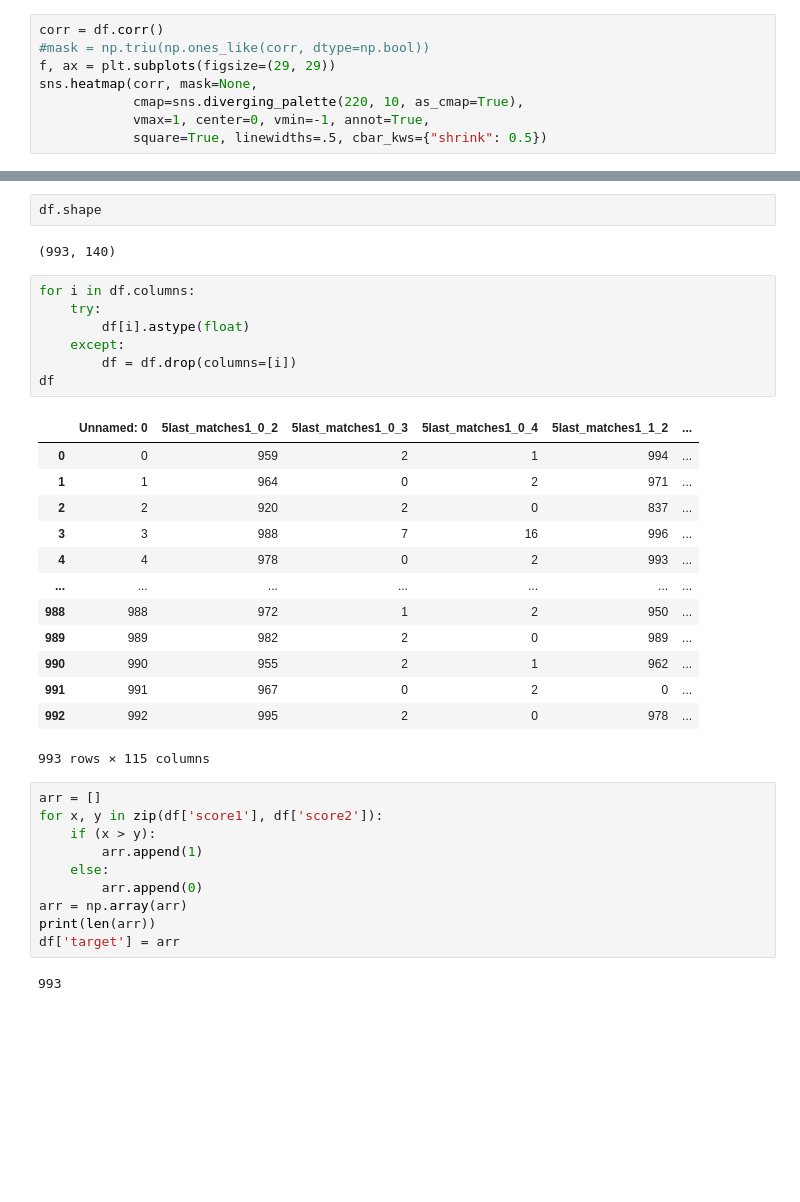
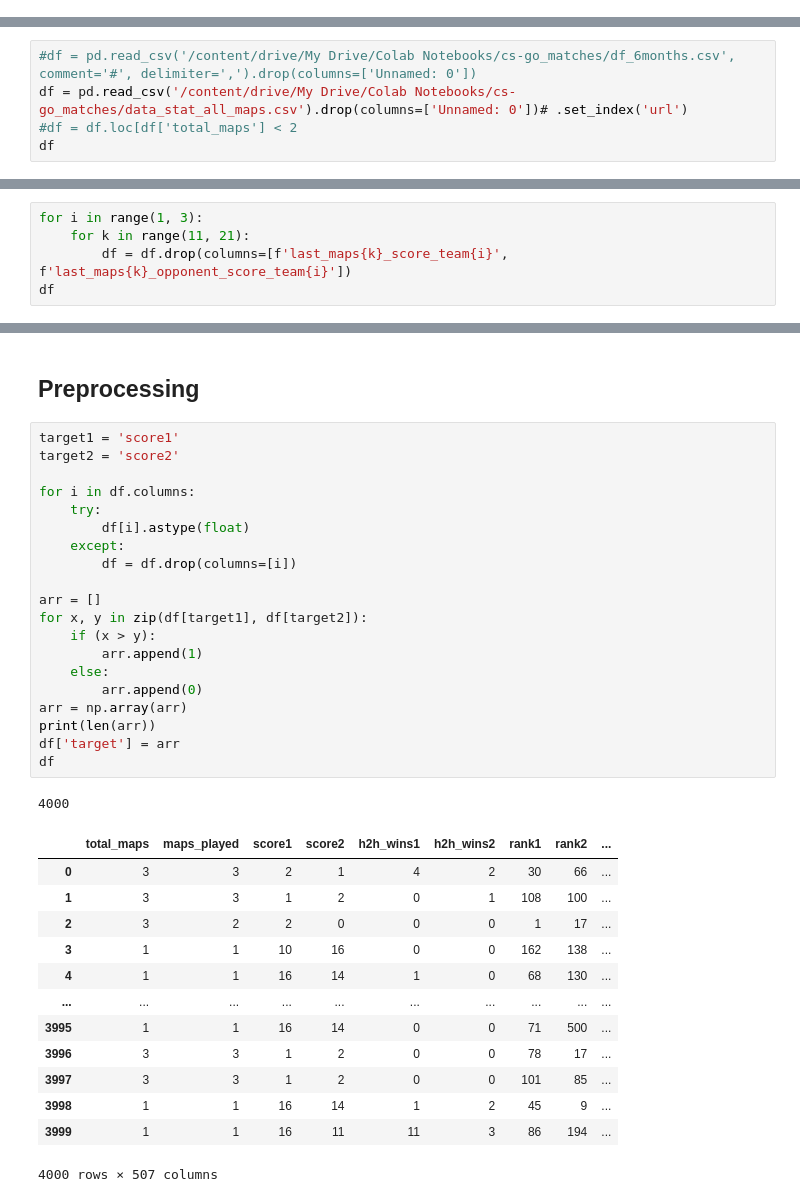
Before and after one commit to artemk1337/ML_predict_CS-GO_matches, a Jupyter notebook: prepare_data_and_test.ipynb, the cells around one changed output, grey strips where cells are left out. Saved outputs shown, nothing was run; the diff lists cells and outputs as text; blank space fills up the shorter version.

```diff
--- a/prepare_data_and_test.ipynb
+++ b/prepare_data_and_test.ipynb
@@ -43,8 +2,0 @@ df
-# %%
-corr = df.corr()
-#mask = np.triu(np.ones_like(corr, dtype=np.bool))
-f, ax = plt.subplots(figsize=(29, 29))
-sns.heatmap(corr, mask=None,
-            cmap=sns.diverging_palette(220, 10, as_cmap=True),
-            vmax=1, center=0, vmin=-1, annot=True,
-            square=True, linewidths=.5, cbar_kws={"shrink": 0.5})
@@ -50,0 +34,5 @@ sns.heatmap(corr, mask=None,
+# %%
+#df = pd.read_csv('/content/drive/My Drive/Colab Notebooks/cs-go_matches/df_6months.csv', comment='#', delimiter=',').drop(columns=['Unnamed: 0'])
+df = pd.read_csv('/content/drive/My Drive/Colab Notebooks/cs-go_matches/data_stat_all_maps.csv').drop(columns=['Unnamed: 0'])# .set_index('url')
+#df = df.loc[df['total_maps'] < 2
+df
@@ -50,0 +91,5 @@ sns.heatmap(corr, mask=None,
+# %%
+for i in range(1, 3):
+    for k in range(11, 21):
+        df = df.drop(columns=[f'last_maps{k}_score_team{i}', f'last_maps{k}_opponent_score_team{i}'])
+df
@@ -71,37 +112,37 @@ list(df.columns)
-# %%
-df.shape
-# %% [output]
-(993, 140)
+# %% [markdown]
+## Preprocessing
 # %%
+target1 = 'score1'
+target2 = 'score2'
+
 for i in df.columns:
     try:
         df[i].astype(float)
     except:
         df = df.drop(columns=[i])
+
+arr = []
+for x, y in zip(df[target1], df[target2]):
+    if (x > y):
+        arr.append(1)
+    else:
+        arr.append(0)
+arr = np.array(arr)
+print(len(arr))
+df['target'] = arr
 df
 # %% [output]
+4000
-|  | Unnamed: 0 | 5last_matches1_0_2 | 5last_matches1_0_3 | 5last_matches1_0_4 | 5last_matches1_1_2 | ... |
-| 0 | 0 | 959 | 2 | 1 | 994 | ... |
-| 1 | 1 | 964 | 0 | 2 | 971 | ... |
-| 2 | 2 | 920 | 2 | 0 | 837 | ... |
-| 3 | 3 | 988 | 7 | 16 | 996 | ... |
-| 4 | 4 | 978 | 0 | 2 | 993 | ... |
-| ... | ... | ... | ... | ... | ... | ... |
-| 988 | 988 | 972 | 1 | 2 | 950 | ... |
-| 989 | 989 | 982 | 2 | 0 | 989 | ... |
-| 990 | 990 | 955 | 2 | 1 | 962 | ... |
-| 991 | 991 | 967 | 0 | 2 | 0 | ... |
-| 992 | 992 | 995 | 2 | 0 | 978 | ... |
+|  | total_maps | maps_played | score1 | score2 | h2h_wins1 | h2h_wins2 | rank1 | rank2 | ... |
+| 0 | 3 | 3 | 2 | 1 | 4 | 2 | 30 | 66 | ... |
+| 1 | 3 | 3 | 1 | 2 | 0 | 1 | 108 | 100 | ... |
+| 2 | 3 | 2 | 2 | 0 | 0 | 0 | 1 | 17 | ... |
+| 3 | 1 | 1 | 10 | 16 | 0 | 0 | 162 | 138 | ... |
+| 4 | 1 | 1 | 16 | 14 | 1 | 0 | 68 | 130 | ... |
+| ... | ... | ... | ... | ... | ... | ... | ... | ... | ... |
+| 3995 | 1 | 1 | 16 | 14 | 0 | 0 | 71 | 500 | ... |
+| 3996 | 3 | 3 | 1 | 2 | 0 | 0 | 78 | 17 | ... |
+| 3997 | 3 | 3 | 1 | 2 | 0 | 0 | 101 | 85 | ... |
+| 3998 | 1 | 1 | 16 | 14 | 1 | 2 | 45 | 9 | ... |
+| 3999 | 1 | 1 | 16 | 11 | 11 | 3 | 86 | 194 | ... |
-993 rows × 115 columns
+4000 rows × 507 columns
-# %%
-arr = []
-for x, y in zip(df['score1'], df['score2']):
-    if (x > y):
-        arr.append(1)
-    else:
-        arr.append(0)
-arr = np.array(arr)
-print(len(arr))
-df['target'] = arr
-# %% [output]
-993
```
Also changed, not shown: parts of 42 cells of this notebook.
